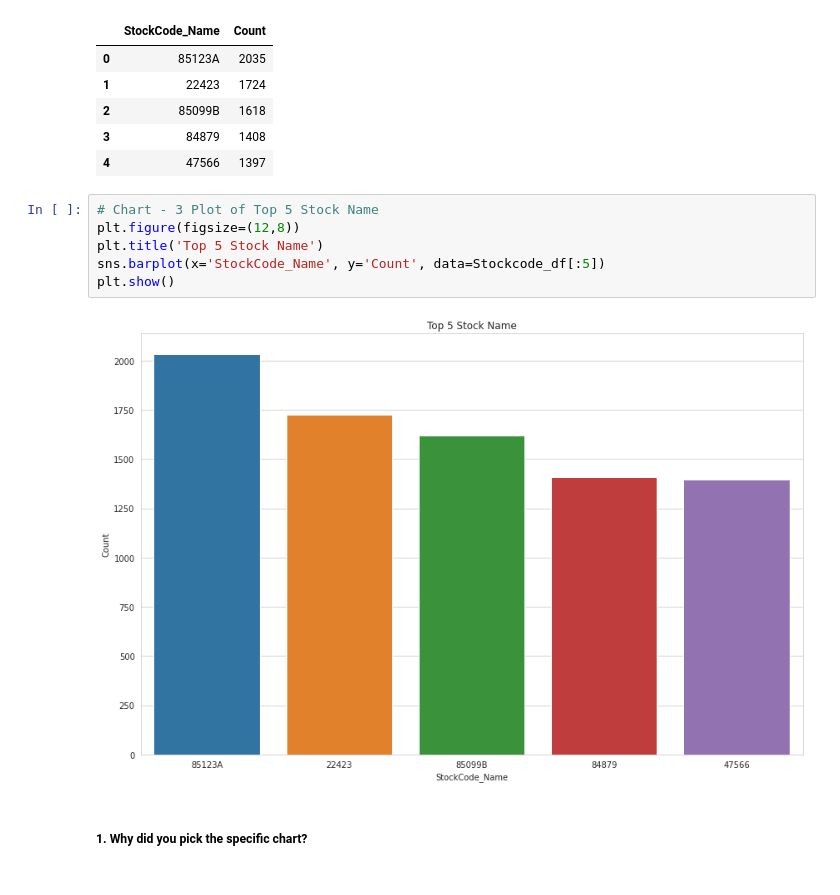
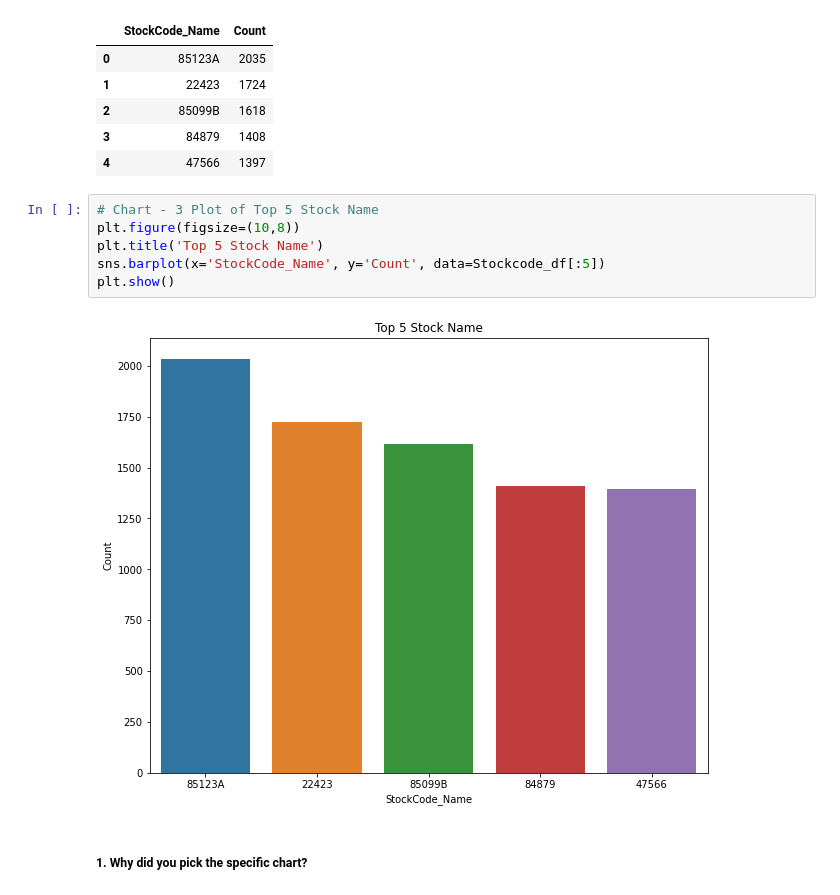
Before and after one commit to sakshantG/Online_Retail_Customer_Segmentation, a Jupyter notebook: Online_Retail_Customer_Segmentation.ipynb, the cells around one changed output. Drawn from its saved outputs; the diff is of its cells as text.

```diff
--- a/Online_Retail_Customer_Segmentation.ipynb
+++ b/Online_Retail_Customer_Segmentation.ipynb
@@ -379,12 +379,12 @@ Stockcode_df.head()
 | 4 | 47566 | 1397 |
 # %%
 # Chart - 3 Plot of Top 5 Stock Name
-plt.figure(figsize=(12,8))
+plt.figure(figsize=(10,8))
 plt.title('Top 5 Stock Name')
 sns.barplot(x='StockCode_Name', y='Count', data=Stockcode_df[:5])
 plt.show()
 # %% [output]
-[figure, old version]
+[figure, new version]
 # %% [markdown]
 ##### 1. Why did you pick the specific chart?
 # %% [markdown]
```
Also changed, not shown: parts of 173 cells of this notebook.
